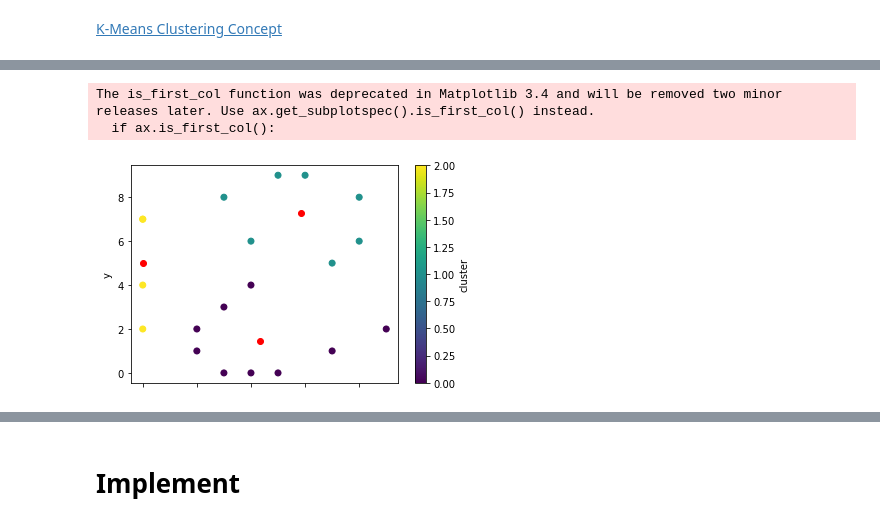
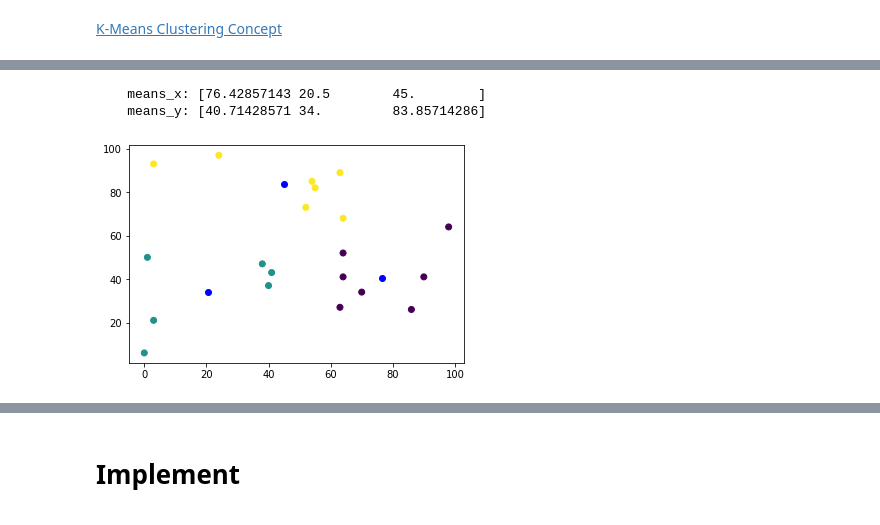
Before and after one commit to zzerross/algorithm, a Jupyter notebook: clustering/kmeans/python/KMeans.ipynb, the cells around one changed output, grey strips where cells are left out. Drawn from its saved outputs; the diff is of its cells as text; code cells hidden in the pictures.

Commit message:
kmeans reference was updated

```diff
--- a/clustering/kmeans/python/KMeans.ipynb
+++ b/clustering/kmeans/python/KMeans.ipynb
@@ -35,3 +36,0 @@ df.plot.scatter(x='x', y='y', colormap='viridis')
-# %%
-kmeans = KMeans(n_clusters=centroids_n).fit(df.values)
-df['cluster'] = kmeans.labels_
@@ -54,17 +37,10 @@ The is_first_col function was deprecated in Matplotlib 3.4 and will be removed t
-# %%
-def sklean_kmeans():
-    kmeans = KMeans(n_clusters=centroids_n).fit(df.values)
-    df['cluster'] = kmeans.labels_
-
-    df.head(5)
-
-    df.plot.scatter(x='x', y='y', c='cluster', colormap='viridis')
-    kmeans.cluster_centers_
-    plt.scatter(data_x, data_y, c=df['cluster'])
-    plt.scatter(kmeans.cluster_centers_[:, 0], kmeans.cluster_centers_[:, 1], c='red')
-
-sklean_kmeans()
-# %% [output]
-The is_first_col function was deprecated in Matplotlib 3.4 and will be removed two minor releases later. Use ax.get_subplotspec().is_first_col() instead.
-  if ax.is_first_col():
-[figure, removed]
+# %%
+def sklean_kmeans():
+    kmeans = KMeans(n_clusters=centroids_n).fit(df.values)
+    charting(kmeans.cluster_centers_[:, 0], kmeans.cluster_centers_[:, 1], kmeans.labels_)
+
+sklean_kmeans()
+# %% [output]
+    means_x: [76.42857143 20.5        45.        ]
+    means_y: [40.71428571 34.         83.85714286]
+[figure, added]
```
Also changed, not shown: parts of 18 cells of this notebook, 3 other files.
